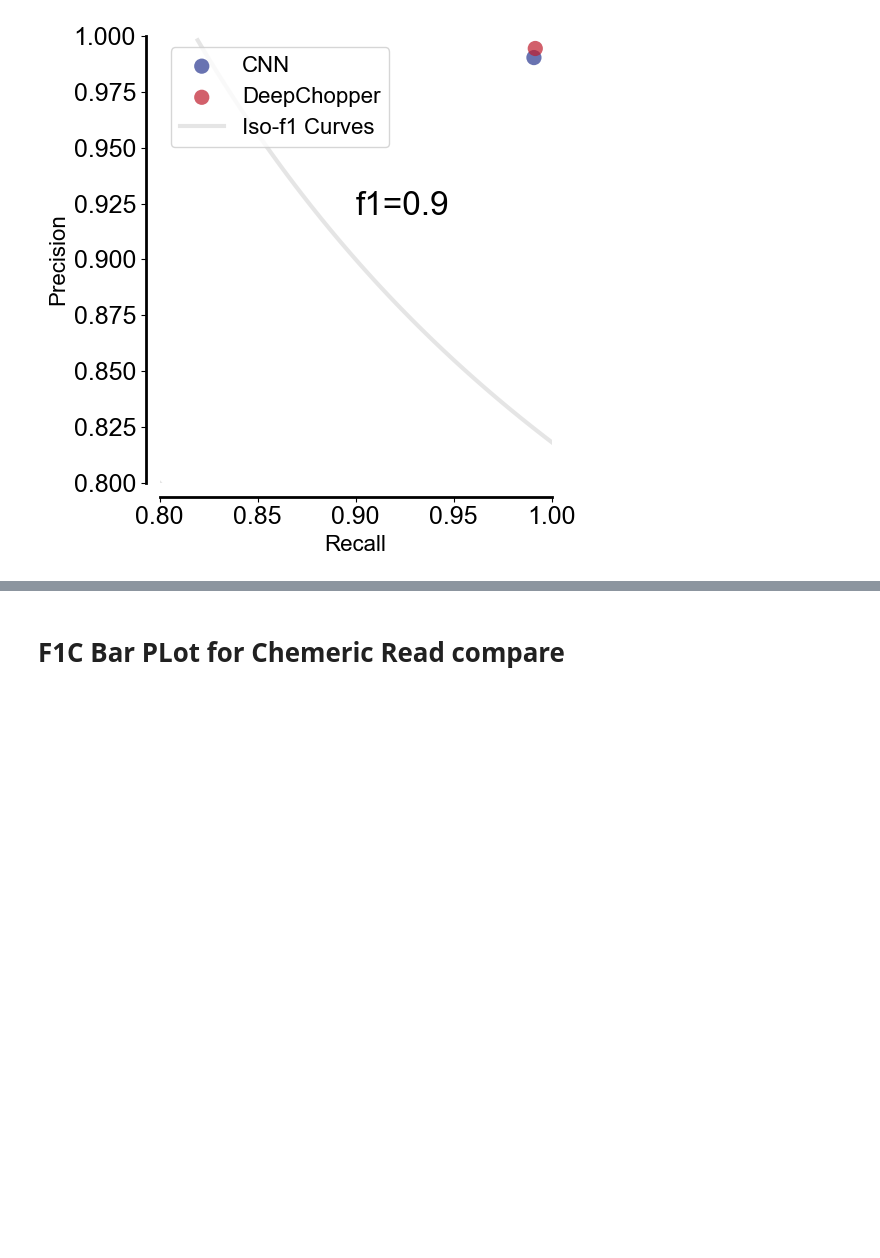
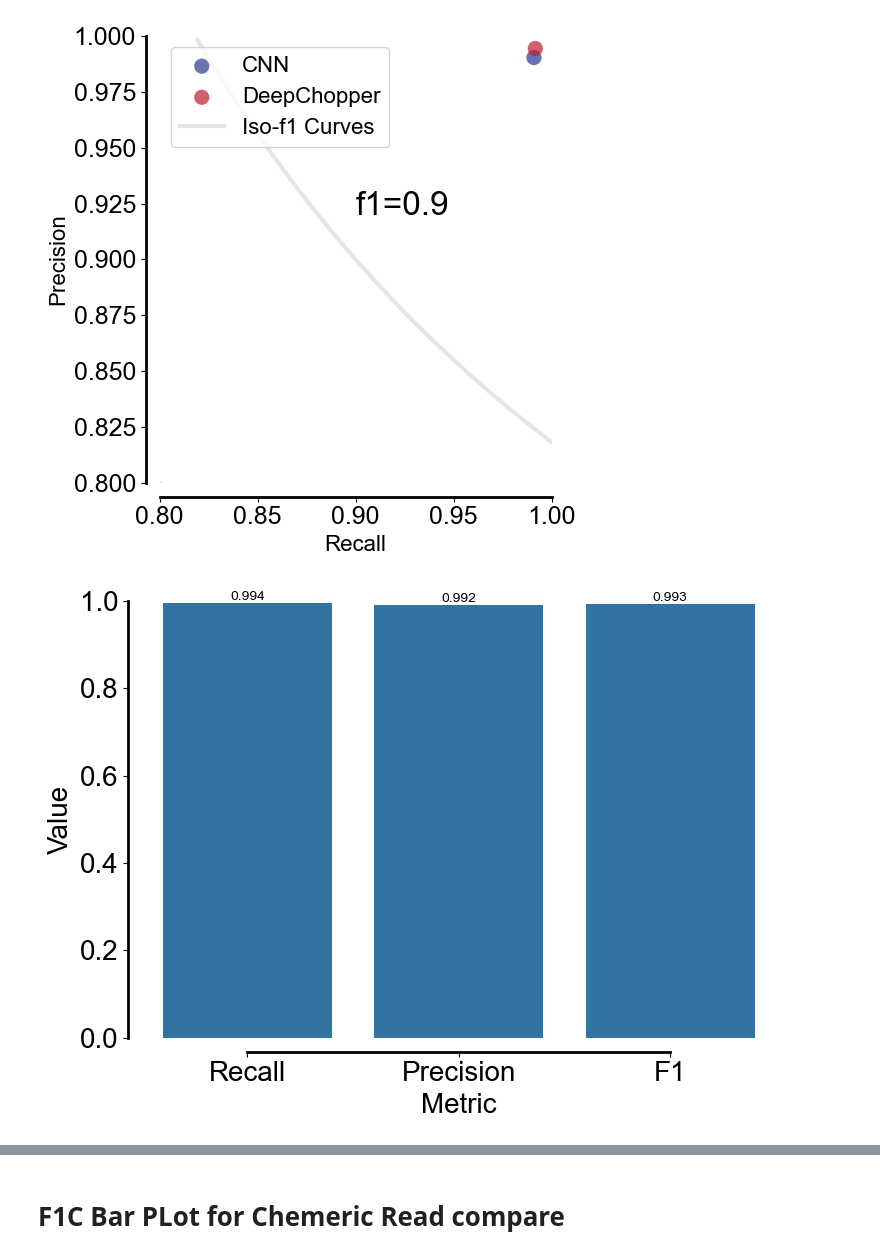
Before and after one commit to cauliyang/deepchopper-paper, a Jupyter notebook: figures/figures.ipynb, the cells around one changed output, grey strips where cells are left out. Saved outputs shown, nothing was run; the diff lists cells and outputs as text; code cells hidden in the pictures; blank space fills up the shorter version.

Commit message:
update sf1 and add f1 figure

```diff
--- a/figures/figures.ipynb
+++ b/figures/figures.ipynb
@@ -186,3 +186,44 @@ def simulation_plot(cl1, cl2, figsize=(6, 6), alpha=0.7, xlim=(0.8, 1), ylim=(0.
 simulation_plot(d3, d1)
 # %% [output]
 [figure]
+# %%
+def simple_bar_for_acc(recall, percision, f1, file_name=None):
+    # draw a bar plot for reacll, percision, and f1
+
+     # Create a DataFrame for the metrics
+    data = pd.DataFrame({
+        'Metric': ['Recall', 'Precision', 'F1'],
+        'Value': [recall, percision, f1]
+    })
+
+    # Set the style for the plot
+    plt.figure(figsize=(8, 6))
+
+    # Create the bar plot
+    ax = sns.barplot(x='Metric', y='Value', data=data)
+
+    # Customize the plot
+    plt.xlabel('Metric')
+    plt.ylabel('Value')
+
+    # Add value labels on top of each bar
+    for i, v in enumerate(data['Value']):
+        ax.text(i, v, f'{v:.3f}', ha='center', va='bottom', fontsize=10)
+
+    # Set y-axis limit from 0 to 1
+    plt.ylim(0, 1)
+
+    sns.despine(offset=10, trim=True)
+
+    plt.tight_layout()
+    if file_name is None:
+        plt.savefig("simulation_bar_hyena.pdf", dpi=300)
+# %%
+#  test/f1          │    0.9930047988891602     │
+# # │         test/loss         │   0.0018698567291721702   │
+# # │      test/precision       │    0.9916011691093445     │
+# # │        test/recall        │    0.9944124817848206     │
+
+simple_bar_for_acc(recall=0.9944124817848206, percision = 0.9916011691093445   , f1  = 0.9930047988891602 )
+# %% [output]
+[figure, added]
```
Also changed, not shown: parts of 2 cells of this notebook, 2 other files.
